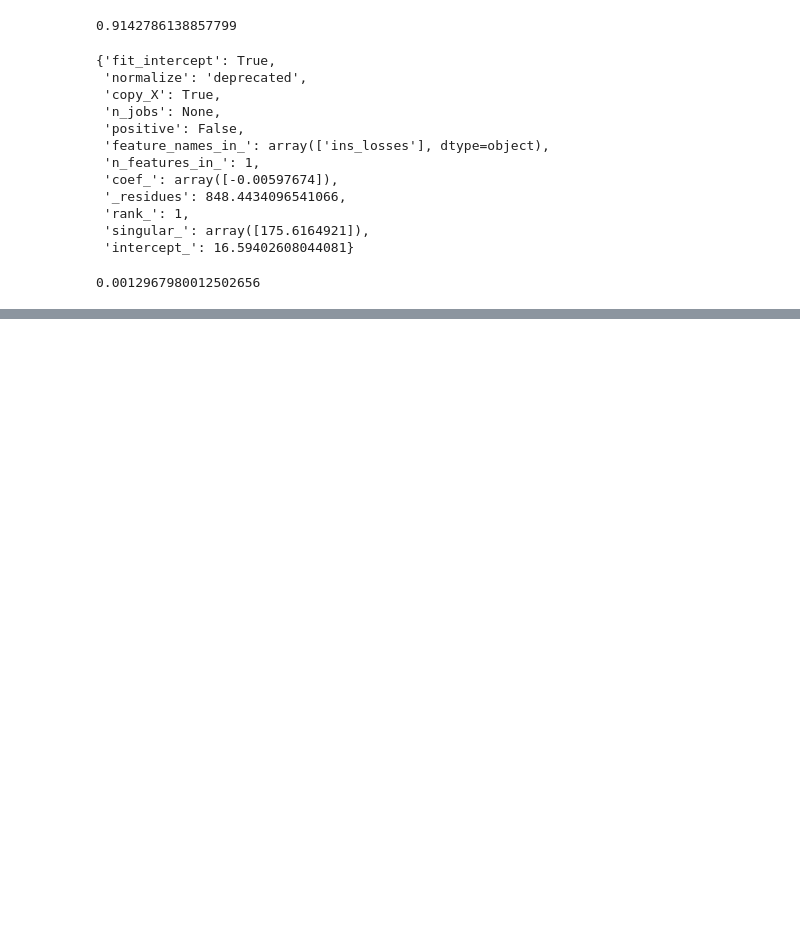
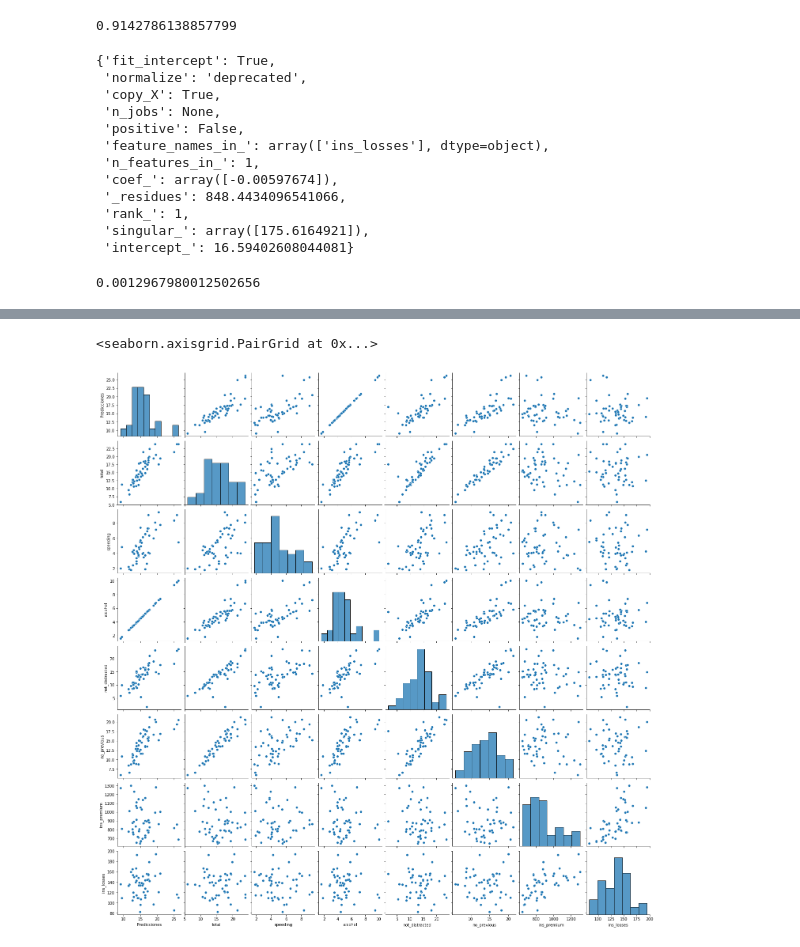
Before and after one commit to AbrilMartinez18/Abril-T13002C, a Jupyter notebook: RegLinealS5.ipynb, the cells around one changed output, grey strips where cells are left out. Drawn from its saved outputs; the diff is of its cells as text; code cells hidden in the pictures; blank space fills up the shorter version.

```diff
--- a/RegLinealS5.ipynb
+++ b/RegLinealS5.ipynb
@@ -212,0 +276,5 @@ model6.score(Vars_Indep6,Var_Dep)
+# %%
+sns.pairplot(df)
+# %% [output]
+<seaborn.axisgrid.PairGrid at 0x...>
+[figure, added]
```
Also changed, not shown: parts of 16 cells of this notebook.
